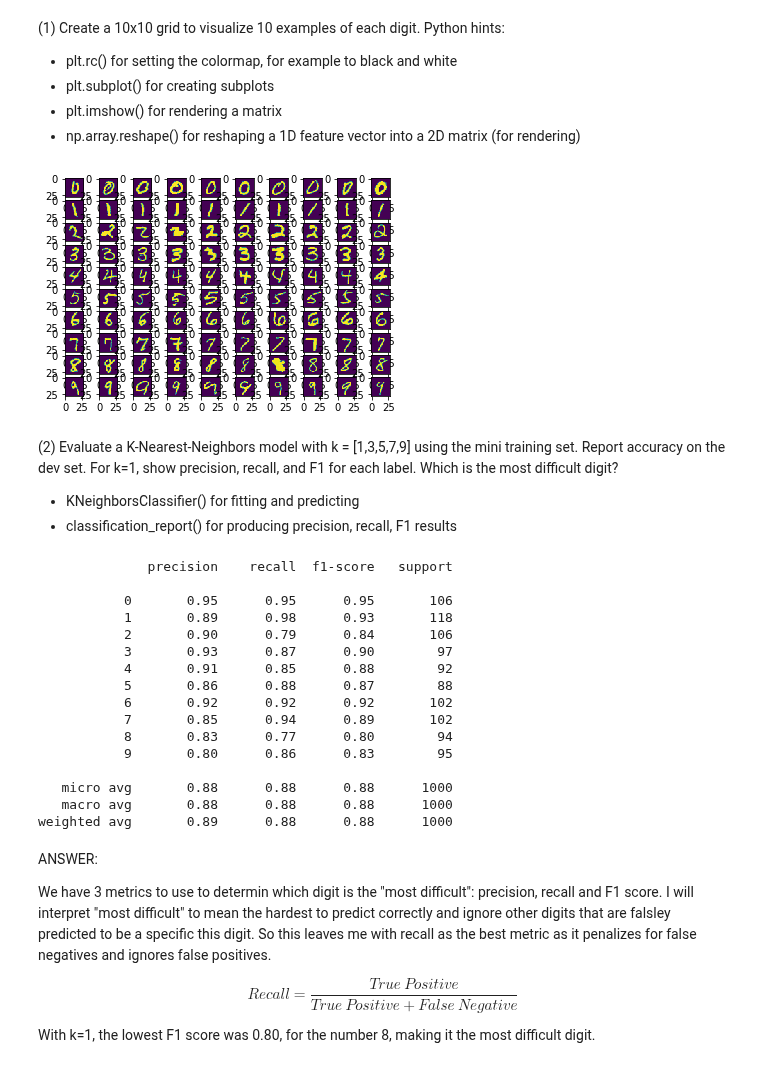
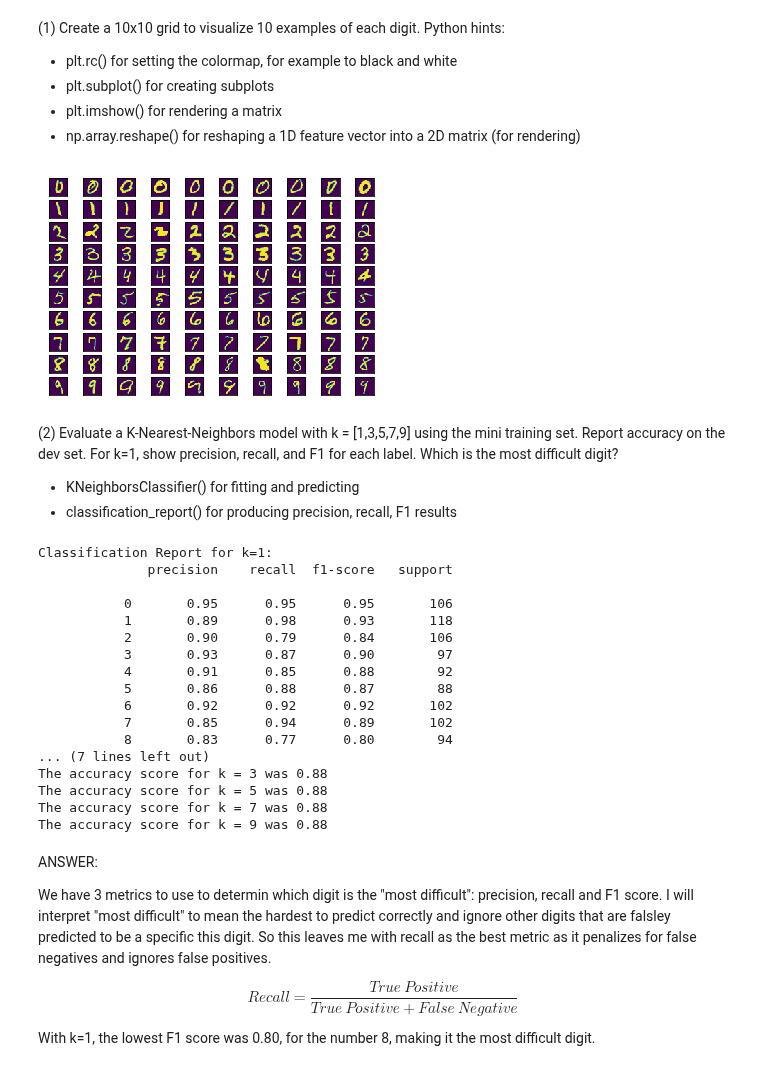
Before and after one commit to kevinhanna/W207_Projects, a Jupyter notebook: Kevin_Hanna_p1.ipynb, the cells around one changed output. Cells and saved outputs as stored; diff of their text form; code cells hidden in the pictures.

```diff
--- a/Kevin_Hanna_p1.ipynb
+++ b/Kevin_Hanna_p1.ipynb
@@ -72,34 +75,33 @@ label shape: (70000,)
 # %%
 def P1(num_examples=10):
     ### STUDENT START ###
-    plt.rc('lines', linewidth=2, color='r')
 
     for digit in range(10):
         # get num_examples indecies of digit from test_labels
         index = np.where( test_labels == str(digit))[0][:num_examples]
 
         # fetch, format and plot each digit
         for example_digit_idx in range(len(index)):
             example_digit = test_data[index][example_digit_idx]
 
             # Convert to 28x28 matrix
             matrix_digit = example_digit.reshape(28,28)
 
             # Specify subplot location
-            plt.subplot(10, num_examples, (digit)*num_examples + example_digit_idx+1)
+            axes = plt.subplot(10, num_examples, digit*num_examples + example_digit_idx+1, xticks=[], yticks=[])
 
             # Plot it
-            plt.imshow(matrix_digit)
+            axes.imshow(matrix_digit)
 
     plt.show()
 
 
 ### STUDENT END ###
 
 
 P1(10)
 # %% [output]
-[figure, old version]
+[figure, new version]
 # %% [markdown]
 (2) Evaluate a K-Nearest-Neighbors model with k = [1,3,5,7,9] using the mini training set. Report accuracy on the dev set. For k=1, show precision, recall, and F1 for each label. Which is the most difficult digit?
 
@@ -122,9 +124,12 @@ def P2(k_values):
             prediction = cls.predict([data])[0]
             predictions.append(prediction)
 
-        results[k] = classification_report(dev_labels, predictions)
+        results[k] = accuracy_score(dev_labels, predictions)
 
-    print(results[1])
+        if k == 1: print("Classification Report for k=1:\n" + classification_report(dev_labels, predictions))
+
+    for key, value in results.items():
+        print("The accuracy score for k = %i was %0.2f" % (key, value))
 
 
 ### STUDENT END ###
@@ -132,6 +137,7 @@ def P2(k_values):
 k_values = [1, 3, 5, 7, 9]
 P2(k_values)
 # %% [output]
+Classification Report for k=1:
               precision    recall  f1-score   support
 
            0       0.95      0.95      0.95       106
@@ -143,11 +149,11 @@ P2(k_values)
            6       0.92      0.92      0.92       102
            7       0.85      0.94      0.89       102
            8       0.83      0.77      0.80        94
-           9       0.80      0.86      0.83        95
-
-   micro avg       0.88      0.88      0.88      1000
-   macro avg       0.88      0.88      0.88      1000
-weighted avg       0.89      0.88      0.88      1000
+... (7 lines left out)
+The accuracy score for k = 3 was 0.88
+The accuracy score for k = 5 was 0.88
+The accuracy score for k = 7 was 0.88
+The accuracy score for k = 9 was 0.88
 # %% [markdown]
 ANSWER:
 
```
Also changed, not shown: parts of 4 cells of this notebook.
